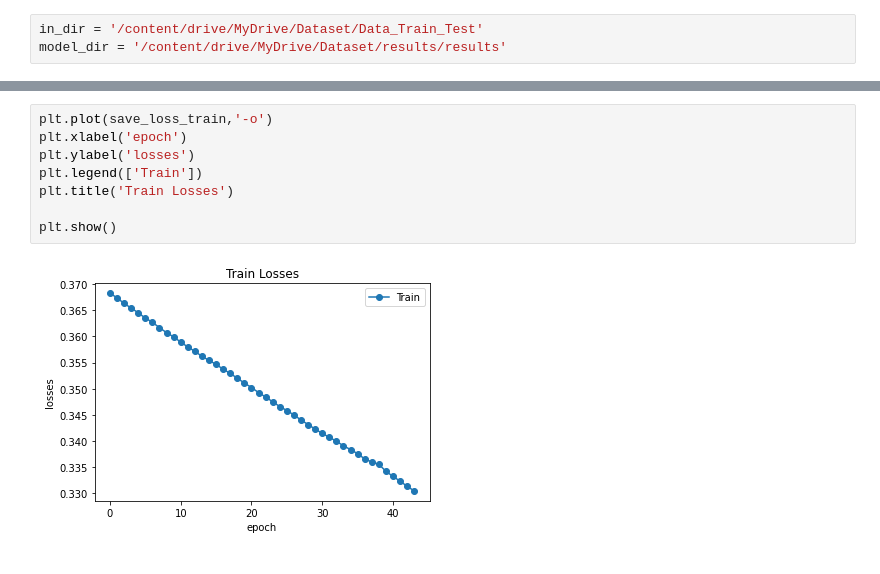
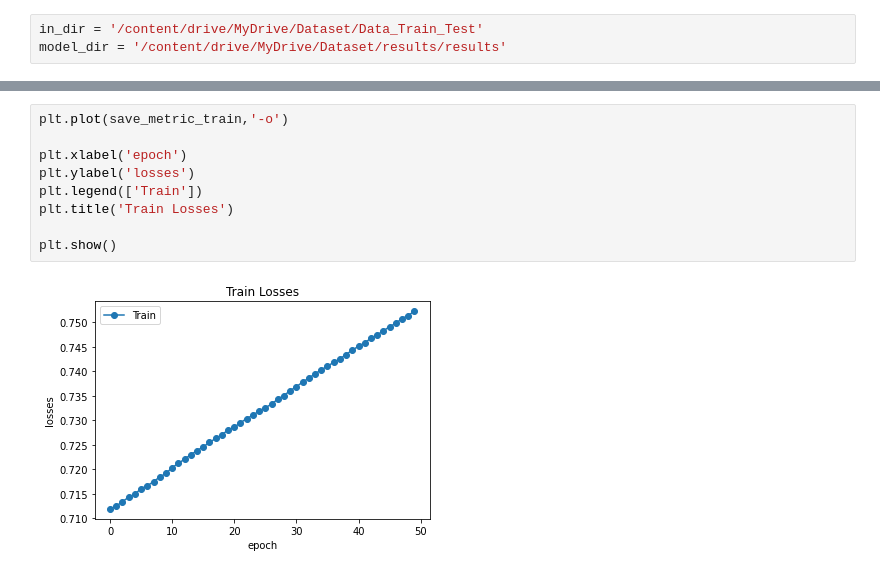
Before and after one commit to Lakshya9775g/3d-Liver-volume-segmentation-using-monai, a Jupyter notebook: Training.ipynb, the cells around one changed output, grey strips where cells are left out. Saved outputs shown, nothing was run; the diff lists cells and outputs as text.

```diff
--- a/Training.ipynb
+++ b/Training.ipynb
@@ -540,10 +550,11 @@ model_dir = '/content/drive/MyDrive/Dataset/results/results'
 # %%
-plt.plot(save_loss_train,'-o')
+plt.plot(save_metric_train,'-o')
+
 plt.xlabel('epoch')
 plt.ylabel('losses')
 plt.legend(['Train'])
 plt.title('Train Losses')
 
 plt.show()
 # %% [output]
-[figure, old version]
+[figure, new version]
```
Also changed, not shown: parts of 4 cells of this notebook, 2 other files.
